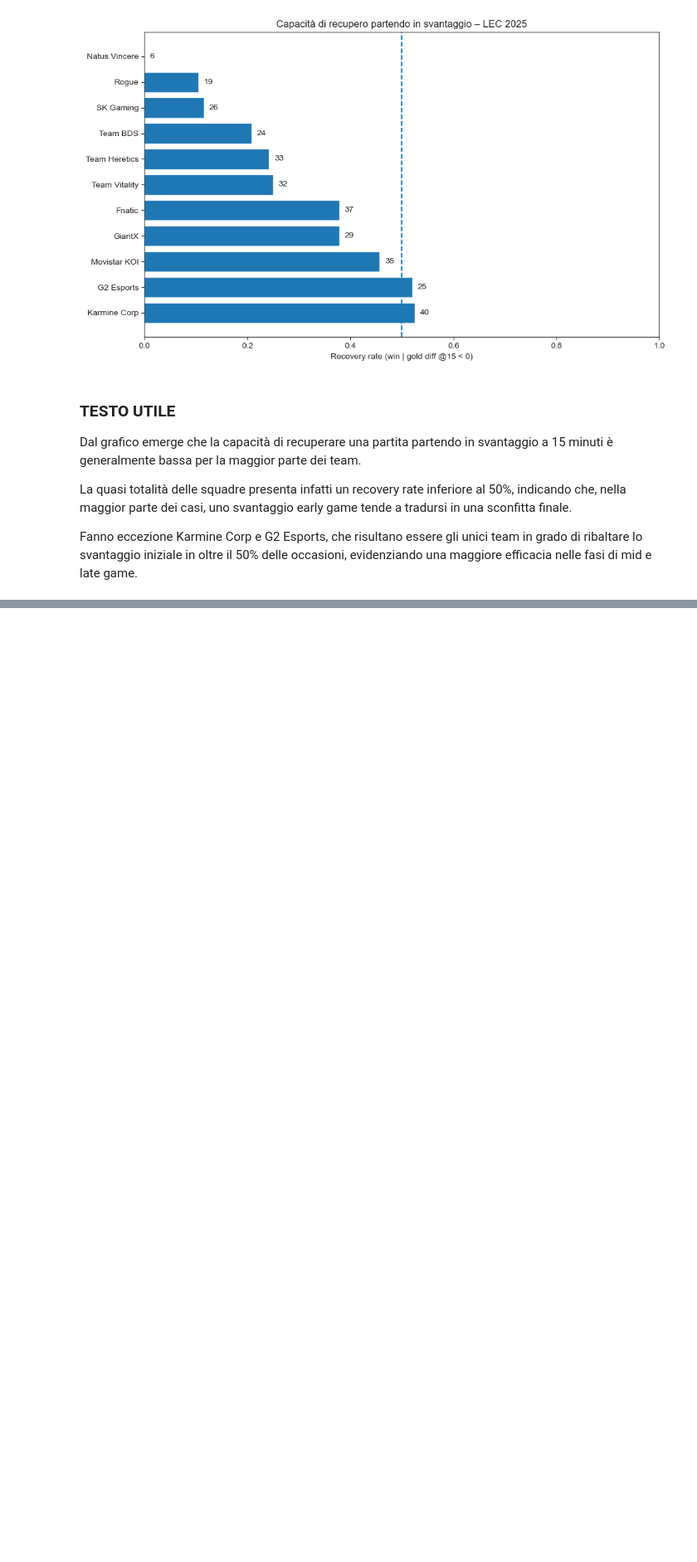
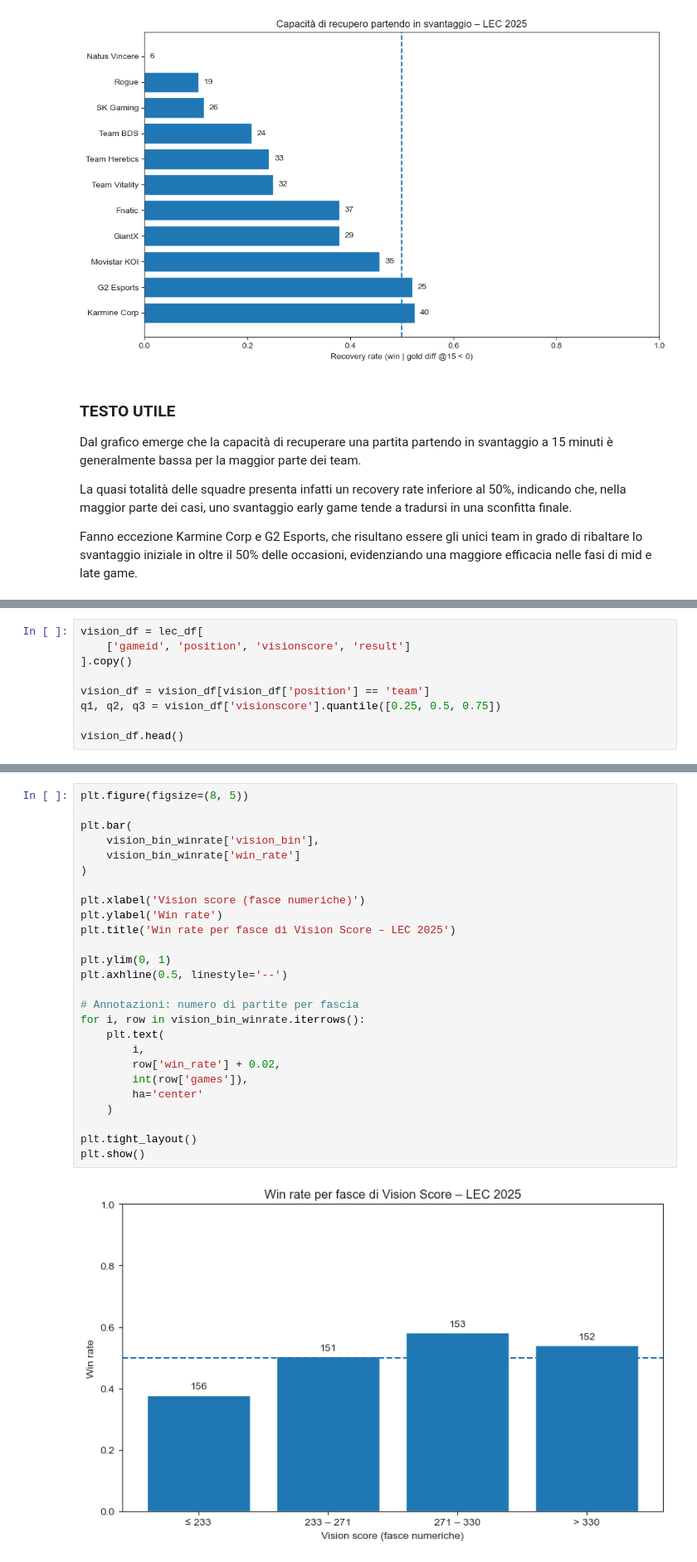
Before and after one commit to AnalystEca/G2-project-analysis, a Jupyter notebook: G2_analisi.ipynb, the cells around one changed output, grey strips where cells are left out. Shown at 83% size. Drawn from its saved outputs; the diff is of its cells as text; blank space fills up the shorter version.

```diff
--- a/G2_analisi.ipynb
+++ b/G2_analisi.ipynb
@@ -1107,0 +1267,9 @@ Fanno eccezione Karmine Corp e G2 Esports, che risultano essere gli unici team i
+# %%
+vision_df = lec_df[
+    ['gameid', 'position', 'visionscore', 'result']
+].copy()
+
+vision_df = vision_df[vision_df['position'] == 'team']
+q1, q2, q3 = vision_df['visionscore'].quantile([0.25, 0.5, 0.75])
+
+vision_df.head()
@@ -1107,0 +1312,28 @@ Fanno eccezione Karmine Corp e G2 Esports, che risultano essere gli unici team i
+# %%
+plt.figure(figsize=(8, 5))
+
+plt.bar(
+    vision_bin_winrate['vision_bin'],
+    vision_bin_winrate['win_rate']
+)
+
+plt.xlabel('Vision score (fasce numeriche)')
+plt.ylabel('Win rate')
+plt.title('Win rate per fasce di Vision Score – LEC 2025')
+
+plt.ylim(0, 1)
+plt.axhline(0.5, linestyle='--')
+
+# Annotazioni: numero di partite per fascia
+for i, row in vision_bin_winrate.iterrows():
+    plt.text(
+        i,
+        row['win_rate'] + 0.02,
+        int(row['games']),
+        ha='center'
+    )
+
+plt.tight_layout()
+plt.show()
+# %% [output]
+[figure, added]
```
Also changed, not shown: parts of 19 cells of this notebook, 1 other file.
